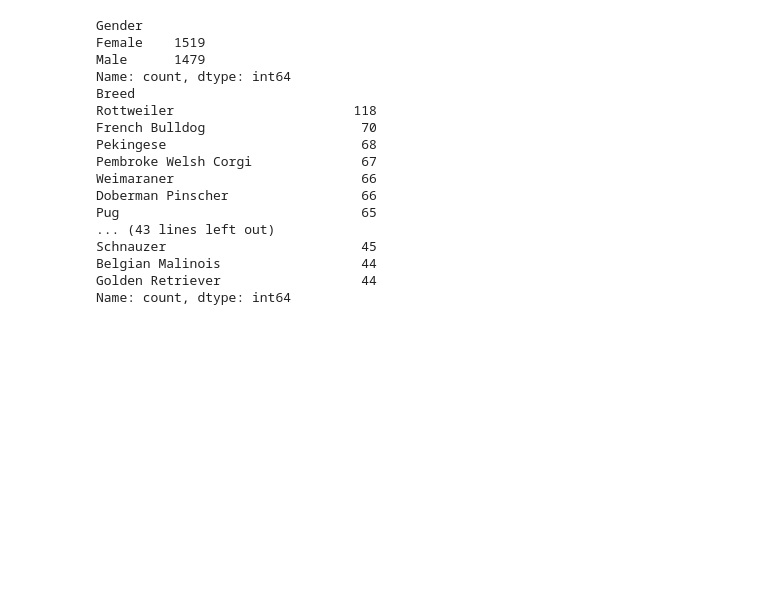
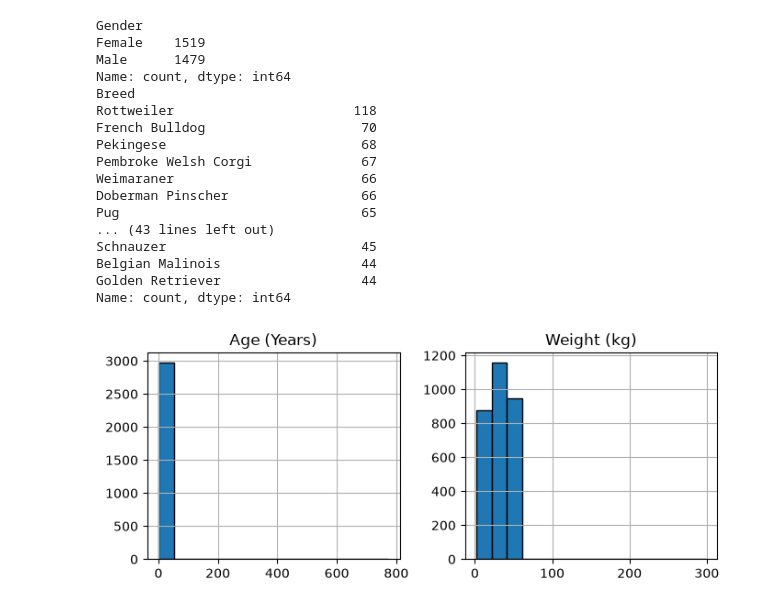
Before and after one commit to sihachaiwat/ML-CPE, a Jupyter notebook: LAB01/LAB1_code.ipynb, the cells around one changed output. Cells and saved outputs as stored; diff of their text form; code cells hidden in the pictures; blank space fills up the shorter version.

Commit message:
Part2 data visualization + add warning ignore

```diff
--- a/LAB01/LAB1_code.ipynb
+++ b/LAB01/LAB1_code.ipynb
@@ -103,3 +105,11 @@ Schnauzer                         45
 Belgian Malinois                  44
 Golden Retriever                  44
 Name: count, dtype: int64
+# %%
+#Part2 data visualization
+#step8 histogram
+df[['Age (Years)', 'Weight (kg)']].hist(figsize=(7, 3), bins=15, edgecolor='black')
+plt.tight_layout()
+plt.show()
+# %% [output]
+[figure, added]
```
Also changed, not shown: parts of 2 cells of this notebook.
